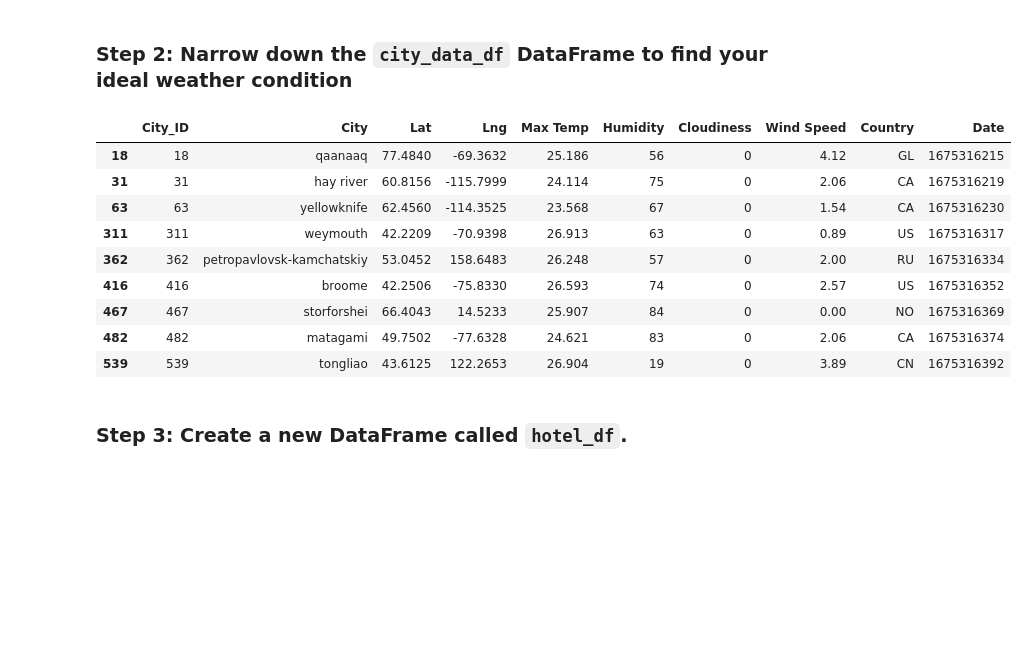
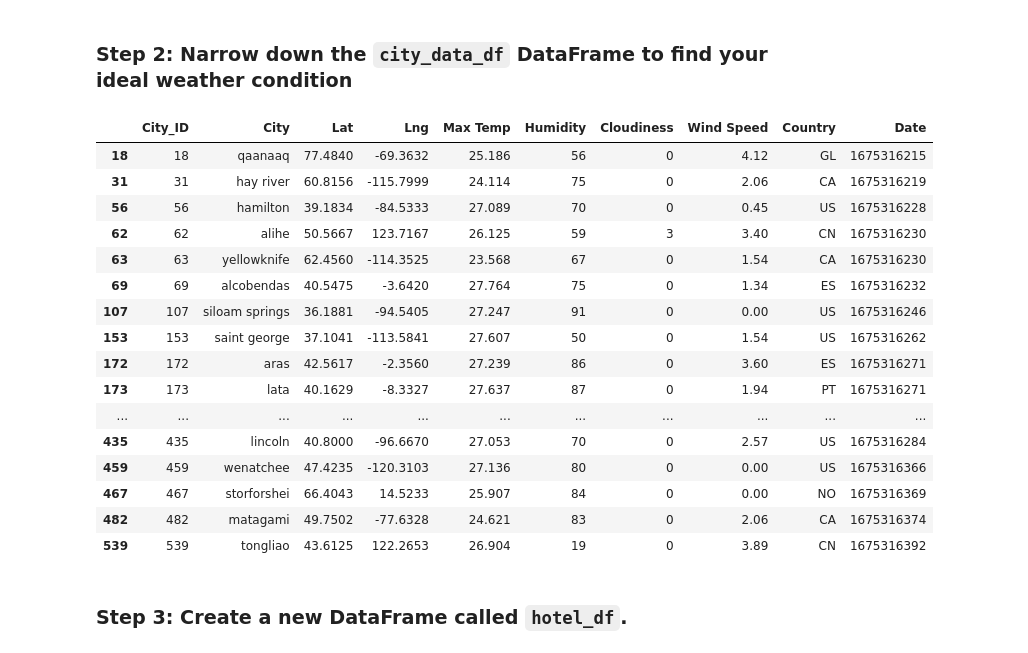
Before and after one commit to AbigailJanvier/python-api-challenge, a Jupyter notebook: VacationPy/VacationPy.ipynb, the cells around one changed output. Drawn from its saved outputs; the diff is of its cells as text; code cells hidden in the pictures; blank space fills up the shorter version.

```diff
--- a/VacationPy/VacationPy.ipynb
+++ b/VacationPy/VacationPy.ipynb
@@ -54,21 +58,28 @@ WARNING:param.main: titles option not found for points plot with bokeh; similar
 ### Step 2: Narrow down the `city_data_df` DataFrame to find your ideal weather condition
 # %%
 # Narrow down cities that fit criteria and drop any results with null values
-indexCriteria = city_data_df[ (city_data_df["Max Temp"] > 27) | (city_data_df['Max Temp'] < 21) | (city_data_df['Wind Speed'] > 4.5) | (city_data_df['Cloudiness'] > 0)  ].index
+indexCriteria = city_data_df[ (city_data_df["Max Temp"] > 28) | (city_data_df['Max Temp'] < 20) | (city_data_df['Wind Speed'] > 4.5) | (city_data_df['Cloudiness'] > 5)  ].index
 
 # Drop any rows with null values
 new_city = city_data_df.drop(indexCriteria)
 
 # Display sample data
 new_city
 # %% [output]
 |  | City_ID | City | Lat | Lng | Max Temp | Humidity | Cloudiness | Wind Speed | Country | Date |
 | 18 | 18 | qaanaaq | 77.4840 | -69.3632 | 25.186 | 56 | 0 | 4.12 | GL | 1675316215 |
 | 31 | 31 | hay river | 60.8156 | -115.7999 | 24.114 | 75 | 0 | 2.06 | CA | 1675316219 |
+| 56 | 56 | hamilton | 39.1834 | -84.5333 | 27.089 | 70 | 0 | 0.45 | US | 1675316228 |
+| 62 | 62 | alihe | 50.5667 | 123.7167 | 26.125 | 59 | 3 | 3.40 | CN | 1675316230 |
 | 63 | 63 | yellowknife | 62.4560 | -114.3525 | 23.568 | 67 | 0 | 1.54 | CA | 1675316230 |
-| 311 | 311 | weymouth | 42.2209 | -70.9398 | 26.913 | 63 | 0 | 0.89 | US | 1675316317 |
-| 362 | 362 | petropavlovsk-kamchatskiy | 53.0452 | 158.6483 | 26.248 | 57 | 0 | 2.00 | RU | 1675316334 |
-| 416 | 416 | broome | 42.2506 | -75.8330 | 26.593 | 74 | 0 | 2.57 | US | 1675316352 |
+| 69 | 69 | alcobendas | 40.5475 | -3.6420 | 27.764 | 75 | 0 | 1.34 | ES | 1675316232 |
+| 107 | 107 | siloam springs | 36.1881 | -94.5405 | 27.247 | 91 | 0 | 0.00 | US | 1675316246 |
+| 153 | 153 | saint george | 37.1041 | -113.5841 | 27.607 | 50 | 0 | 1.54 | US | 1675316262 |
+| 172 | 172 | aras | 42.5617 | -2.3560 | 27.239 | 86 | 0 | 3.60 | ES | 1675316271 |
+| 173 | 173 | lata | 40.1629 | -8.3327 | 27.637 | 87 | 0 | 1.94 | PT | 1675316271 |
+| ... | ... | ... | ... | ... | ... | ... | ... | ... | ... | ... |
+| 435 | 435 | lincoln | 40.8000 | -96.6670 | 27.053 | 70 | 0 | 2.57 | US | 1675316284 |
+| 459 | 459 | wenatchee | 47.4235 | -120.3103 | 27.136 | 80 | 0 | 0.00 | US | 1675316366 |
 | 467 | 467 | storforshei | 66.4043 | 14.5233 | 25.907 | 84 | 0 | 0.00 | NO | 1675316369 |
 | 482 | 482 | matagami | 49.7502 | -77.6328 | 24.621 | 83 | 0 | 2.06 | CA | 1675316374 |
 | 539 | 539 | tongliao | 43.6125 | 122.2653 | 26.904 | 19 | 0 | 3.89 | CN | 1675316392 |
```
Also changed, not shown: parts of 5 cells of this notebook.
